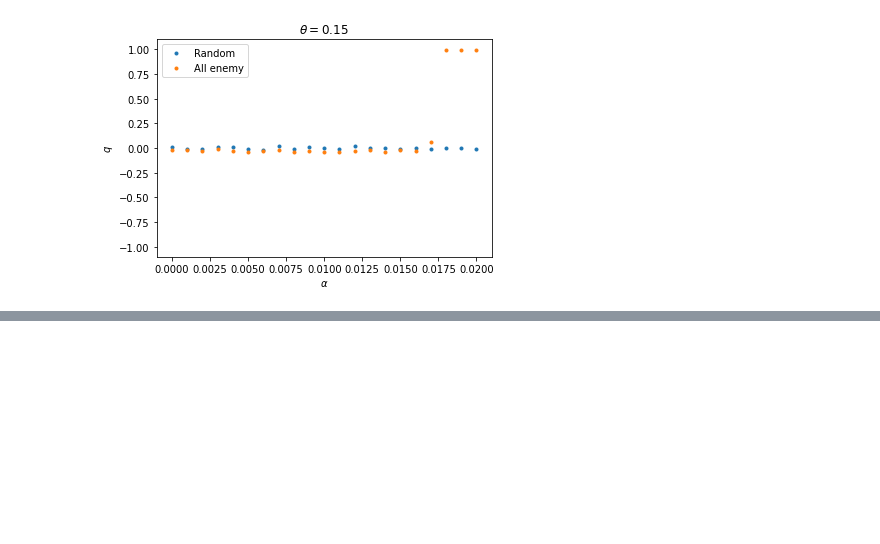
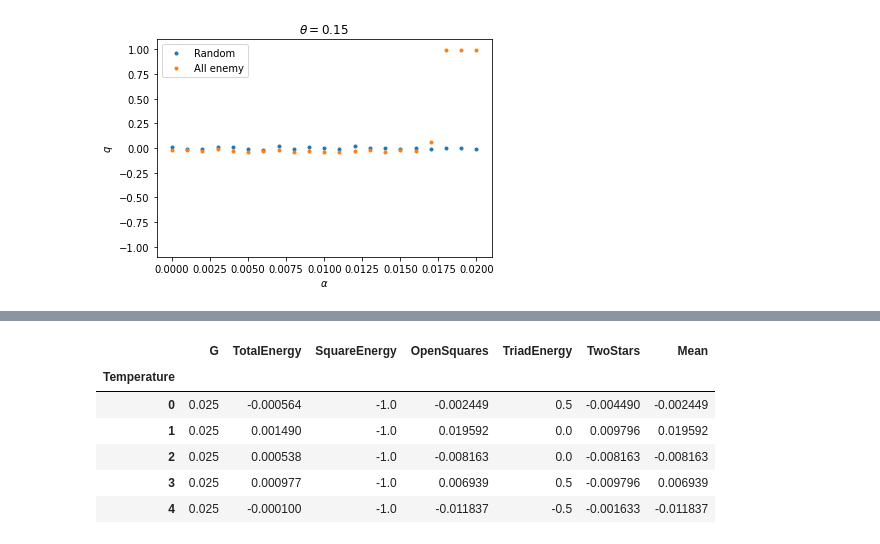
Before and after one commit to hoseinhakimi/hybrid-balance, a Jupyter notebook: python_src/Hybrid_Dynamics_Size_20.ipynb, the cells around one changed output, grey strips where cells are left out. Saved outputs shown, nothing was run; the diff lists cells and outputs as text; code cells hidden in the pictures; blank space fills up the shorter version.

```diff
--- a/python_src/Hybrid_Dynamics_Size_20.ipynb
+++ b/python_src/Hybrid_Dynamics_Size_20.ipynb
@@ -82,0 +106,10 @@ plt.savefig("../outputs/plots/20_q.jpg", dpi=200)
+# %%
+averaged_data_4.head()
+# %% [output]
+|  | G | TotalEnergy | SquareEnergy | OpenSquares | TriadEnergy | TwoStars | Mean |
+| Temperature |  |  |  |  |  |  |  |
+| 0 | 0.025 | -0.000564 | -1.0 | -0.002449 | 0.5 | -0.004490 | -0.002449 |
+| 1 | 0.025 | 0.001490 | -1.0 | 0.019592 | 0.0 | 0.009796 | 0.019592 |
+| 2 | 0.025 | 0.000538 | -1.0 | -0.008163 | 0.0 | -0.008163 | -0.008163 |
+| 3 | 0.025 | 0.000977 | -1.0 | 0.006939 | 0.5 | -0.009796 | 0.006939 |
+| 4 | 0.025 | -0.000100 | -1.0 | -0.011837 | -0.5 | -0.001633 | -0.011837 |
```
Also changed, not shown: parts of 7 cells of this notebook, 5 other files.
